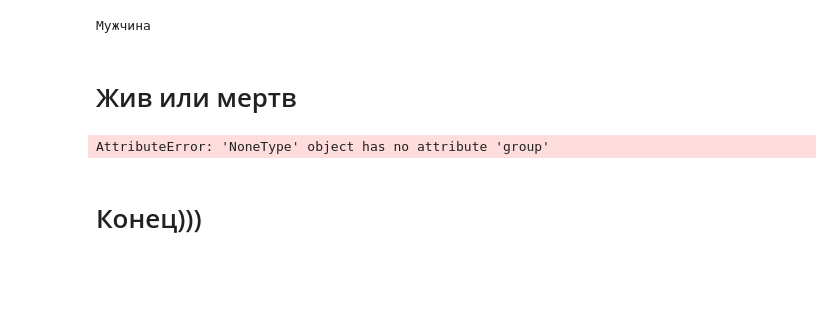
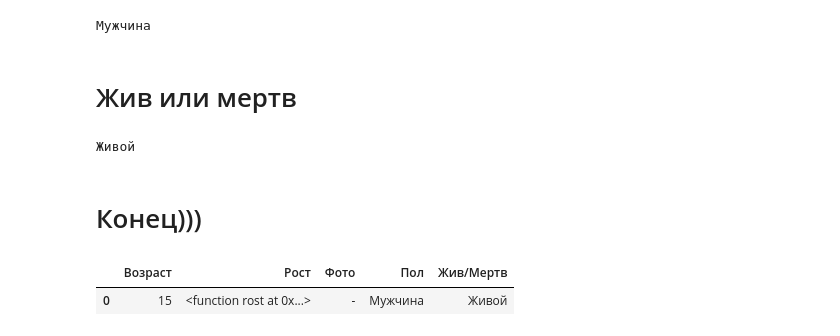
Before and after one commit to babkengithub/Liza-Alert, a Jupyter notebook: Готовый красивый код Славы 28 апреля.ipynb, the cells around one changed output. Drawn from its saved outputs; the diff is of its cells as text; code cells hidden in the pictures; blank space fills up the shorter version.

```diff
--- a/Готовый красивый код Славы 28 апреля.ipynb
+++ b/Готовый красивый код Славы 28 апреля.ipynb
@@ -5,7 +5,7 @@ import re
 import requests
 import pandas as pd
 
-page = urll('https://lizaalert.org/forum/viewtopic.php?f=171&t=5573')
+page = urll('https://lizaalert.org/forum/viewtopic.php?f=171&t=5626')
 soup = BeautifulSoup(page)
 # %%
 df = pd.DataFrame({
@@ -89,17 +86,20 @@ else:
     sit = 'Мертв'
 print(sit)
 # %% [output]
-AttributeError: 'NoneType' object has no attribute 'group'
+Живой
 # %% [markdown]
 # Конец)))
 # %%
 newrow = pd.DataFrame({
         'Возраст' : [age],
-        'Рост' : [height],
+        'Рост' : [rost],
         'Фото': [yphoto],
         'Пол' : [sex],
         'Жив/Мертв' : [sit]
          })
 df = df.append(newrow)
 
 df
+# %% [output]
+|  | Возраст | Рост | Фото | Пол | Жив/Мертв |
+| 0 | 15 | <function rost at 0x...> | - | Мужчина | Живой |
```
Also changed, not shown: parts of 3 cells of this notebook, 3 other files.
